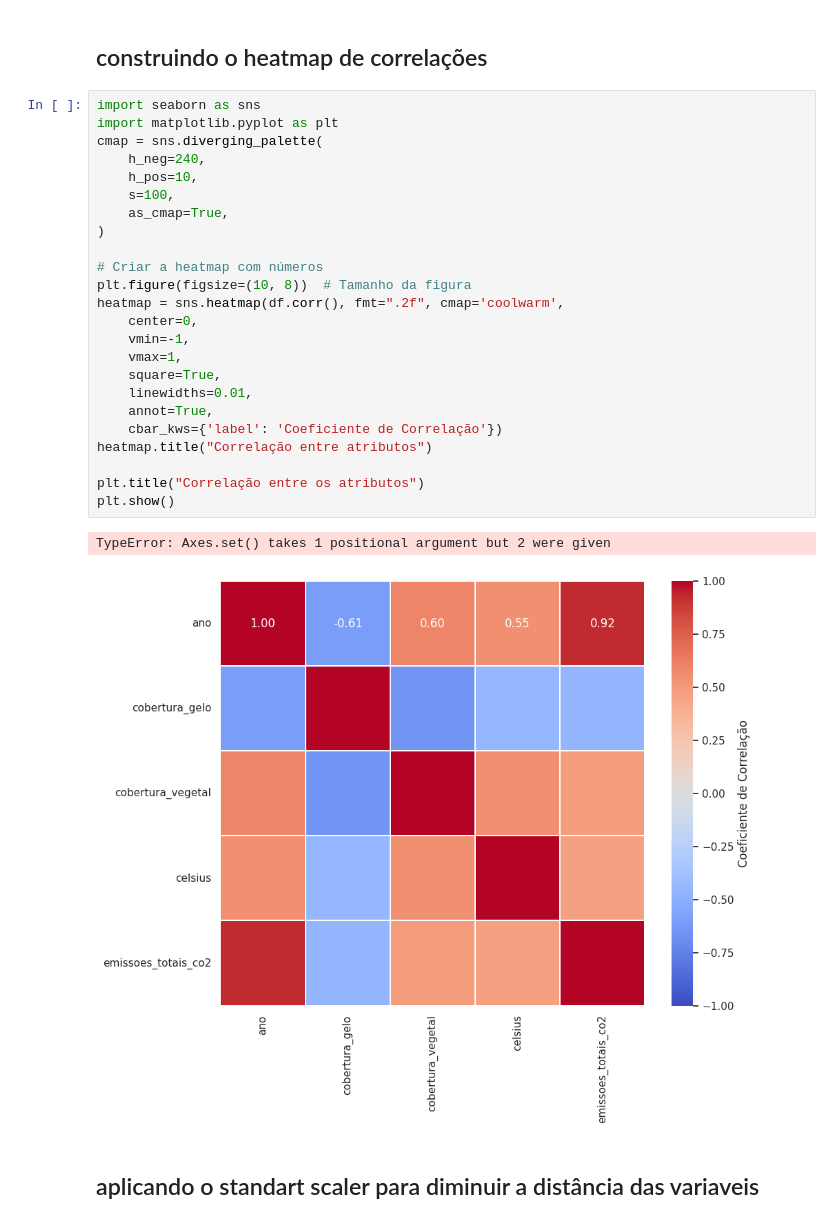
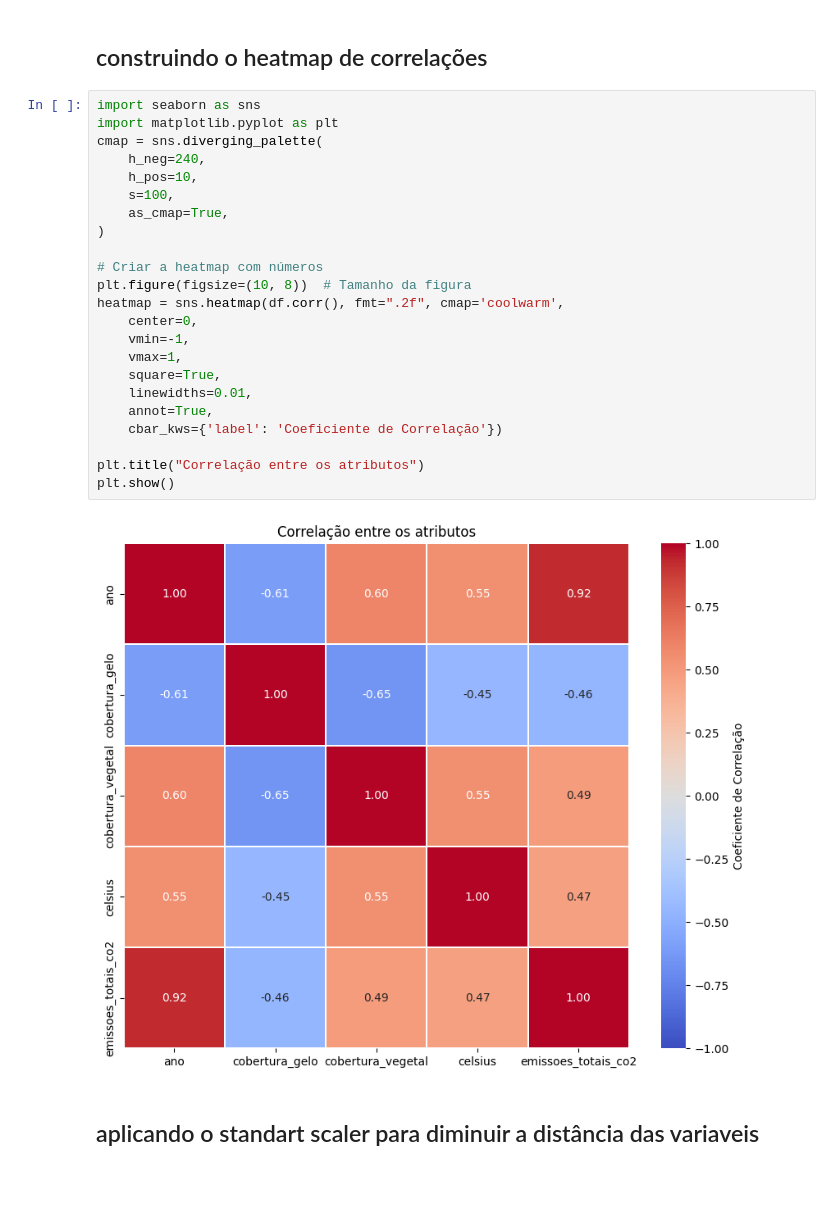
Before and after one commit to RafaelMoraesCruz/DASHBOARD_CENTRALIZADO_PARA_ANALISE_DA_TEMPERATURA_GLOBAL, a Jupyter notebook: notebooks/estudogeral.ipynb, the cells around one changed output. Saved outputs shown, nothing was run; the diff lists cells and outputs as text; blank space fills up the shorter version.

```diff
--- a/notebooks/estudogeral.ipynb
+++ b/notebooks/estudogeral.ipynb
@@ -59,29 +59,27 @@ df.to_excel("../data/visao_geral_atributos_juntos.xlsx", index=False)
 # %%
 import seaborn as sns
 import matplotlib.pyplot as plt
 cmap = sns.diverging_palette(
     h_neg=240,
     h_pos=10,
     s=100,
     as_cmap=True,
 )
 
 # Criar a heatmap com números
 plt.figure(figsize=(10, 8))  # Tamanho da figura
 heatmap = sns.heatmap(df.corr(), fmt=".2f", cmap='coolwarm',
     center=0,
     vmin=-1,
     vmax=1,
     square=True,
     linewidths=0.01,
     annot=True,
     cbar_kws={'label': 'Coeficiente de Correlação'})
-heatmap.title("Correlação entre atributos")
 
 plt.title("Correlação entre os atributos")
 plt.show()
 # %% [output]
-TypeError: Axes.set() takes 1 positional argument but 2 were given
-[figure, old version]
+[figure, new version]
 # %% [markdown]
 ## aplicando o standart scaler para diminuir a distância das variaveis
```
Also changed, not shown: 6 other files.
